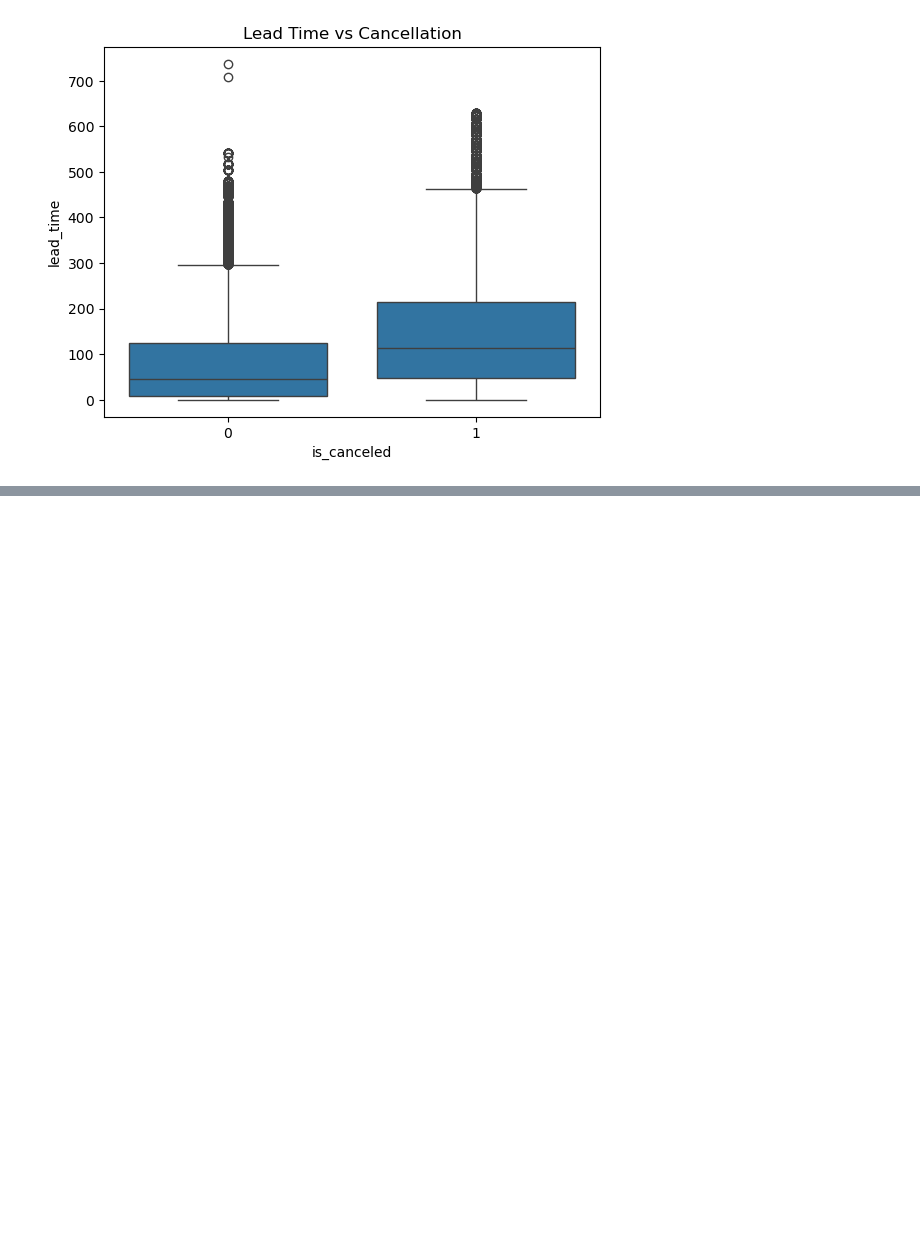
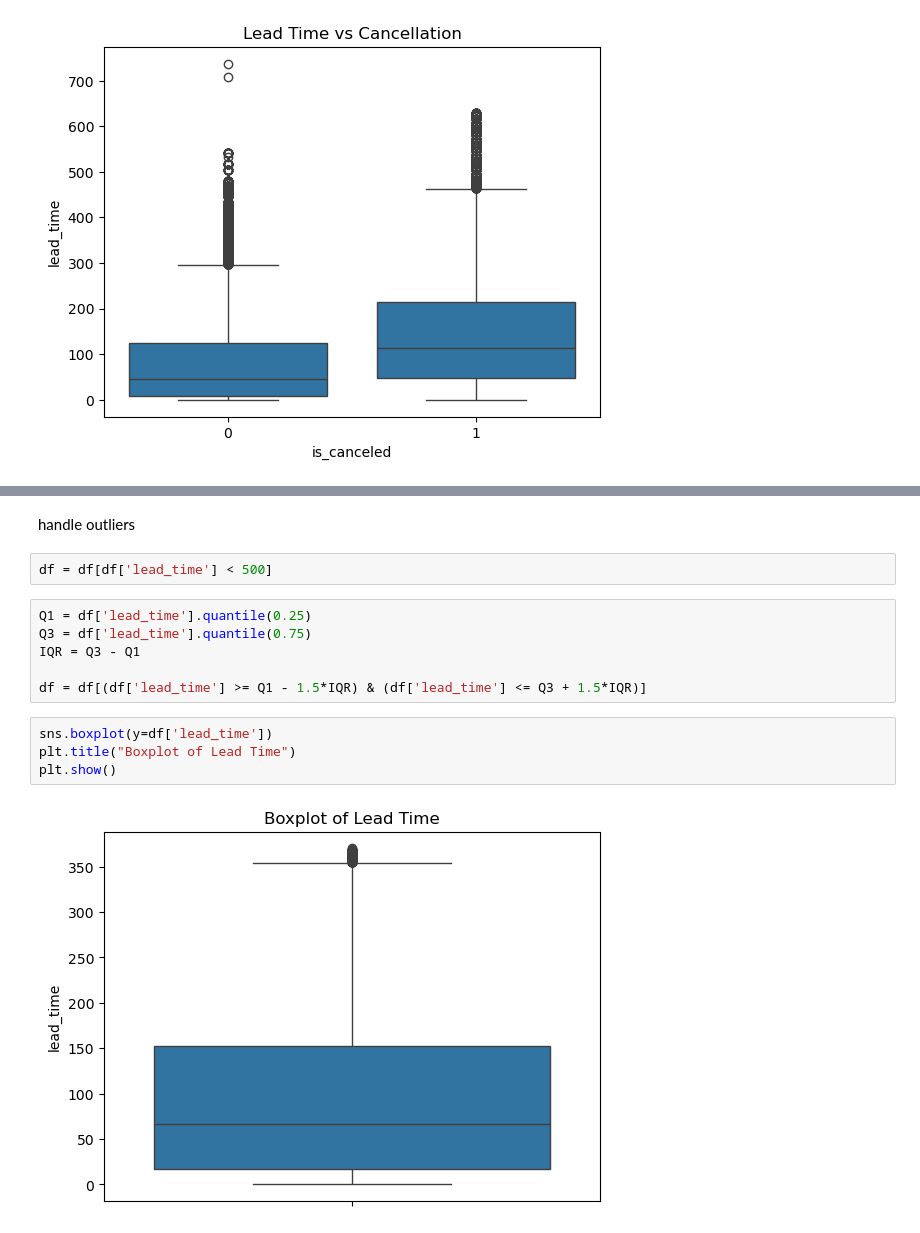
Before and after one commit to elladeniya-dev/ML-Predictive-Analysis, a Jupyter notebook: sv.ipynb, the cells around one changed output, grey strips where cells are left out. Drawn from its saved outputs; the diff is of its cells as text; blank space fills up the shorter version.

```diff
--- a/sv.ipynb
+++ b/sv.ipynb
@@ -209,0 +223,16 @@ plt.show()
+# %% [markdown]
+handle outliers
+# %%
+df = df[df['lead_time'] < 500]
+# %%
+Q1 = df['lead_time'].quantile(0.25)
+Q3 = df['lead_time'].quantile(0.75)
+IQR = Q3 - Q1
+
+df = df[(df['lead_time'] >= Q1 - 1.5*IQR) & (df['lead_time'] <= Q3 + 1.5*IQR)]
+# %%
+sns.boxplot(y=df['lead_time'])
+plt.title("Boxplot of Lead Time")
+plt.show()
+# %% [output]
+[figure, added]
```
Also changed, not shown: parts of 1 cell of this notebook.
